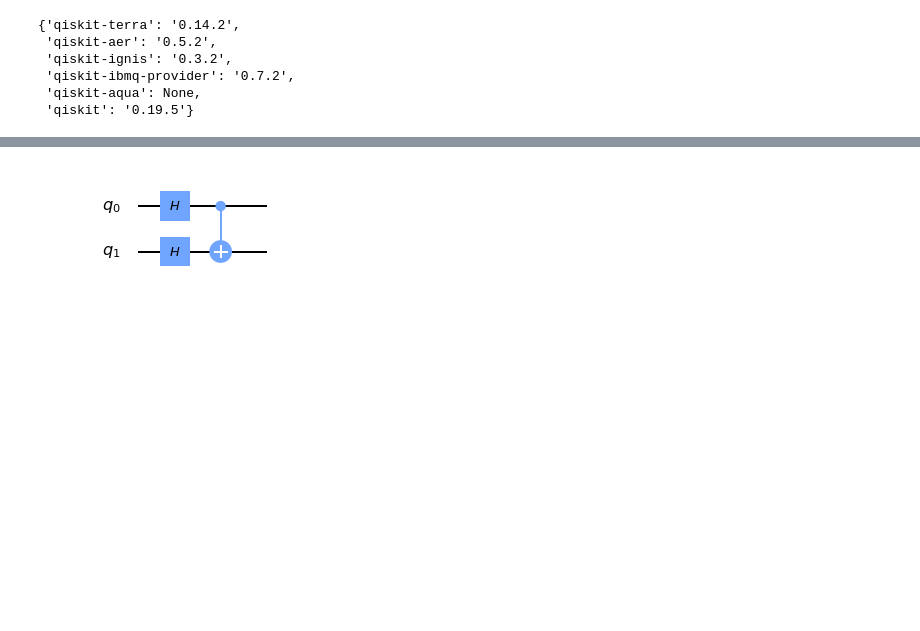
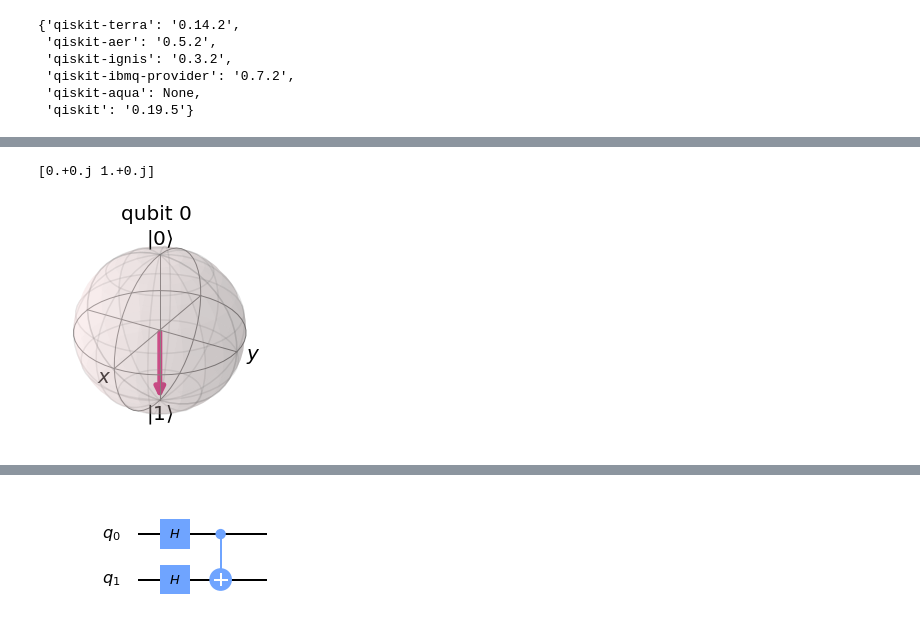
Before and after one commit to quantum-tokyo/qiskit-handson, a Jupyter notebook: deutsch/2_intro_a.ipynb, the cells around one changed output, grey strips where cells are left out. Cells and saved outputs as stored; diff of their text form; code cells hidden in the pictures; blank space fills up the shorter version.

```diff
--- a/deutsch/2_intro_a.ipynb
+++ b/deutsch/2_intro_a.ipynb
@@ -20,0 +50,10 @@ qiskit.__qiskit_version__
+# %%
+# 状態ベクトルシミュレーターの実行
+backend = Aer.get_backend('statevector_simulator')
+result = execute(q, backend).result().get_statevector(q, decimals=3)
+print(result)
+
+plot_bloch_multivector(result)    # ブロッホ球の表示
+# %% [output]
+[0.+0.j 1.+0.j]
+[figure, added]
```
Also changed, not shown: parts of 30 cells of this notebook, 2 other files.
